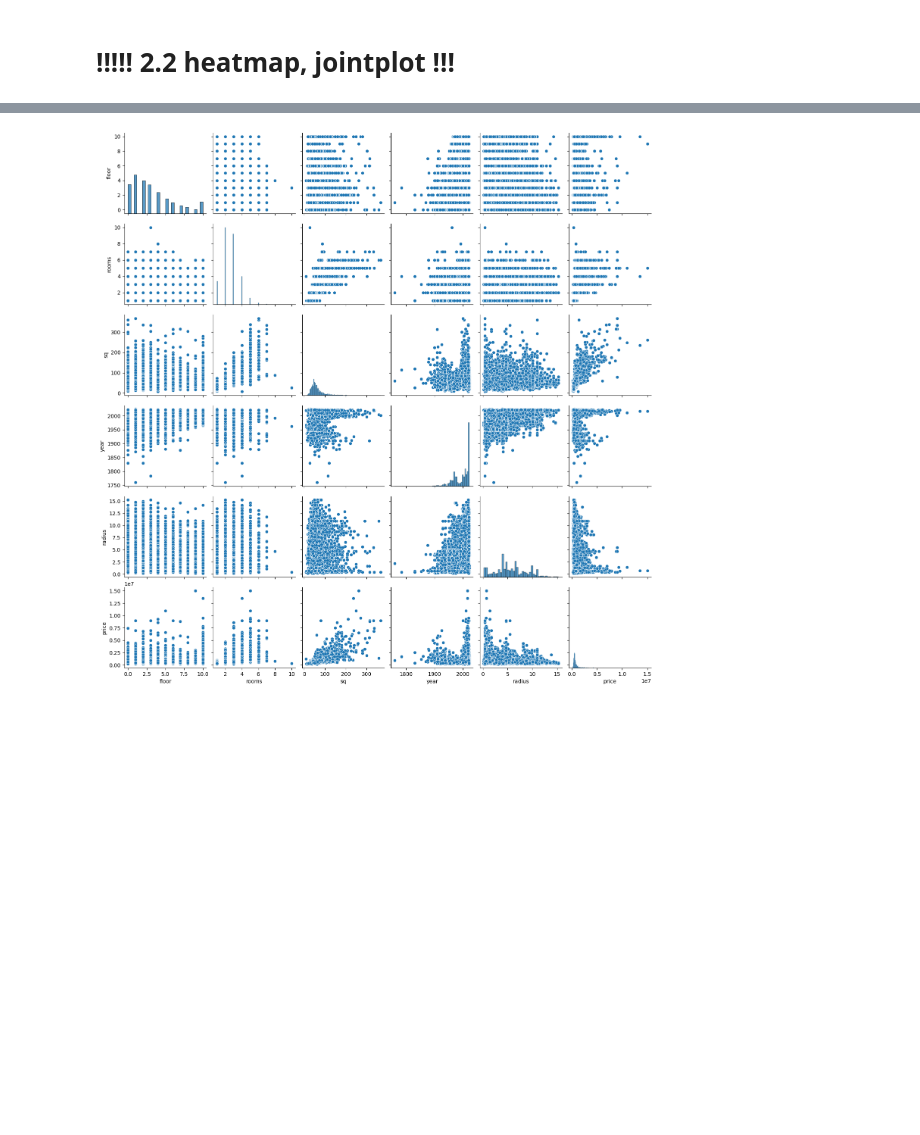
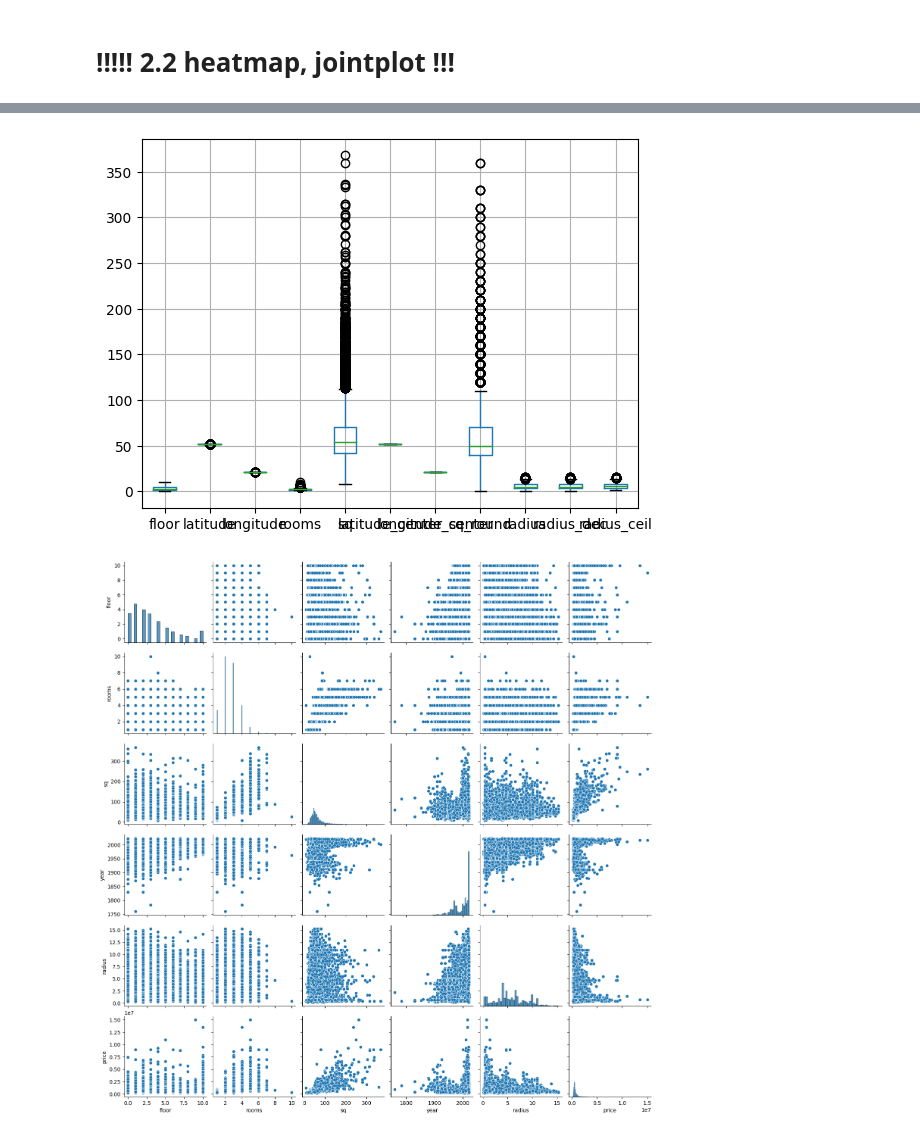
Before and after one commit to am-tropin/poland-apartment-prices, a Jupyter notebook: poland prices - regression.ipynb, the cells around one changed output, grey strips where cells are left out. Saved outputs shown, nothing was run; the diff lists cells and outputs as text; code cells hidden in the pictures; blank space fills up the shorter version.

```diff
--- a/poland prices - regression.ipynb
+++ b/poland prices - regression.ipynb
@@ -627,3 +637,8 @@ for col in features_short2:
+# %%
+warsaw_df.drop(['price', 'price_per_m', 'year', 'decade'], axis=1).boxplot()
+plt.show()
+# %% [output]
+[figure, added]
 # %%
 sns.pairplot(warsaw_df[['floor','rooms','sq','year','radius','price']])
 plt.show()
```
Also changed, not shown: parts of 4 cells of this notebook.
